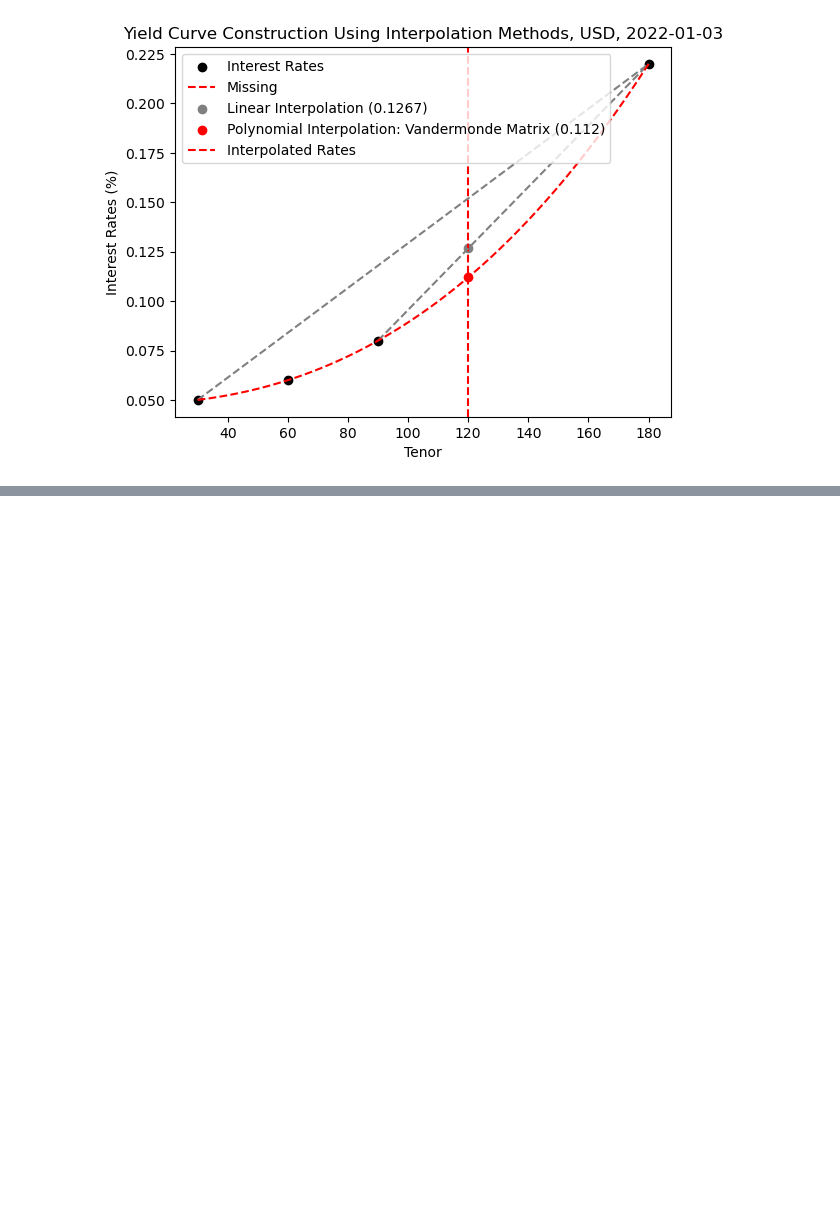
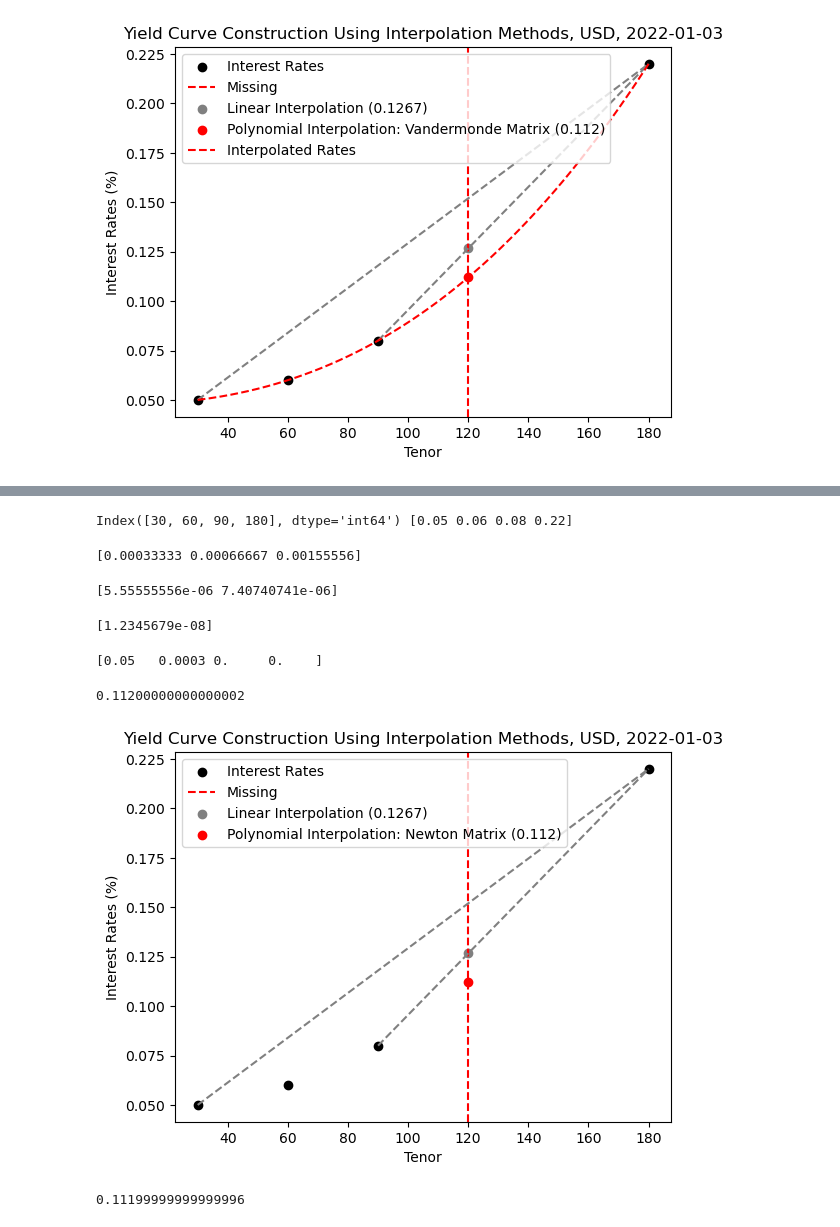
Before and after one commit to dinesh494/Market_Risk, a Jupyter notebook: Yield Curve Construction – Interpolation Methods.ipynb, the cells around one changed output, grey strips where cells are left out. Drawn from its saved outputs; the diff is of its cells as text; code cells hidden in the pictures; blank space fills up the shorter version.

```diff
--- a/Yield Curve Construction – Interpolation Methods.ipynb
+++ b/Yield Curve Construction – Interpolation Methods.ipynb
@@ -441,0 +448,64 @@ plt.show()
+# %%
+tenors = USTreasuryCurve_f.dropna(axis="columns").columns
+intrestRates = USTreasuryCurve_f.dropna(axis="columns").values[0]
+print(tenors,intrestRates)
+# %% [output]
+Index([30, 60, 90, 180], dtype='int64') [0.05 0.06 0.08 0.22]
+# %%
+tenorDiff = np.diff(tenors)
+intrestRateDiff = np.diff(intrestRates)
+linearTerm = intrestRateDiff / tenorDiff
+print(linearTerm)
+# %% [output]
+[0.00033333 0.00066667 0.00155556]
+# %%
+quadarticTerm = np.diff(linearTerm) / [tenors[2]-tenors[0] , tenors[3]-tenors[1]]
+print(quadarticTerm)
+# %% [output]
+[5.55555556e-06 7.40740741e-06]
+# %%
+cubicTerm = np.diff(quadarticTerm) / [tenors[3]-tenors[0]]
+print(cubicTerm)
+# %% [output]
+[1.2345679e-08]
+# %%
+coefficents = np.array([intrestRates[0] , linearTerm[0] , quadarticTerm[0] , cubicTerm[0]])
+print(coefficents.round(4))
+# %% [output]
+[0.05   0.0003 0.     0.    ]
+# %%
+tenorsInterp = 120
+interpolatedRate = coefficents[0] + (coefficents[1] * (tenorsInterp - tenors[0]))+ (coefficents[2] * (tenorsInterp - tenors[0]) * (tenorsInterp - tenors[1]))     + (coefficents[3] * (tenorsInterp - tenors[0]) * (tenorsInterp - tenors[1]) * (tenorsInterp - tenors[2]))
+print(interpolatedRate)
+# %% [output]
+0.11200000000000002
+# %%
+plt.scatter(x = tenors, y = intrestRates, color = 'k', label = 'Interest Rates')
+
+plt.axvline(120, color='r', linestyle='--', label='Missing')
+plt.plot([90, 180], [0.08, 0.22], color='grey', linestyle='--')
+plt.plot([30, 180], [0.05, 0.22], color='grey', linestyle='--')
+
+# linear interpolation
+interpolatedRate_linear = 0.08 + ((0.22 - 0.08) / (180 - 90)) * (120 - 90)
+plt.scatter(x=120, y=interpolatedRate_linear, color='grey', label=f'Linear Interpolation ({round(interpolatedRate_linear, 4)})')
+
+# polynomial interpolation using Newton matrix
+plt.scatter(x=120, y=interpolatedRate, color='r', label=f'Polynomial Interpolation: Newton Matrix ({round(interpolatedRate, 4)})')
+
+
+plt.title(f'Yield Curve Construction Using Interpolation Methods, USD, {USTreasuryCurve_f.index[0].date()}')
+plt.xlabel('Tenor')
+plt.ylabel('Interest Rates (%)')
+plt.legend()
+plt.show()
+# %% [output]
+[figure, added]
+# %%
+newtonFunction = np.polynomial.Polynomial.fit(x= tenors,y=intrestRates,deg=3)
+
+tenorsInterp = 120
+interpolatedRate = newtonFunction(tenorsInterp)
+print(interpolatedRate)
+# %% [output]
+0.11199999999999996
```
Also changed, not shown: parts of 5 cells of this notebook, 11 other files.
